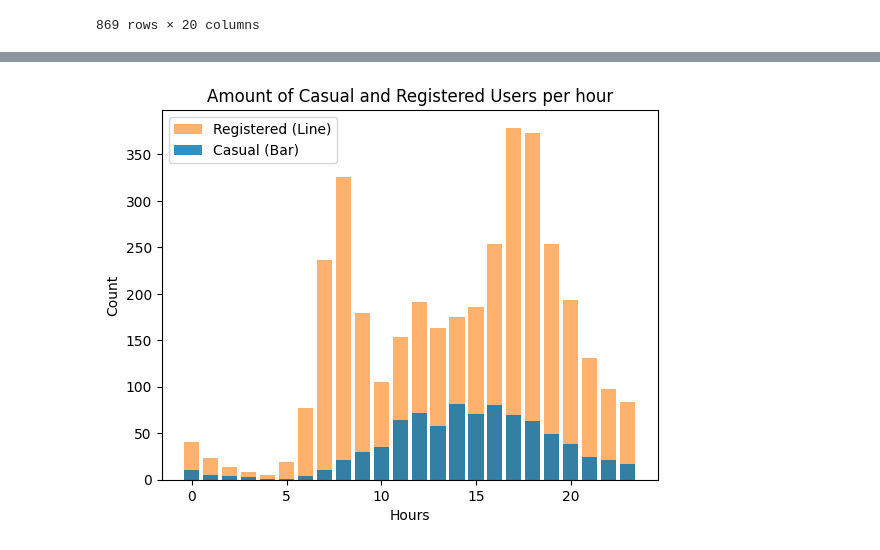
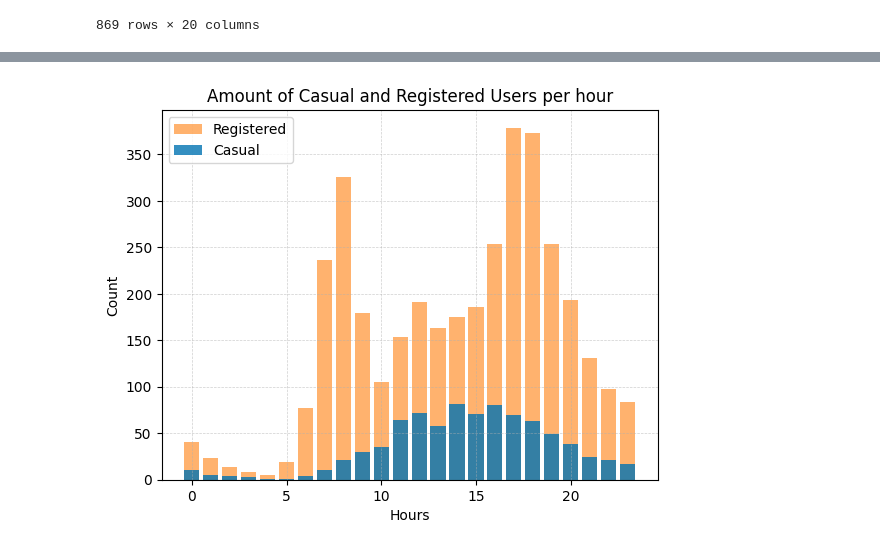
Before and after one commit to JR2909/W4DSKI201-Projekt, a Jupyter notebook: code/data-exploration.ipynb, the cells around one changed output, grey strips where cells are left out. Cells and saved outputs as stored; diff of their text form; code cells hidden in the pictures.

```diff
--- a/code/data-exploration.ipynb
+++ b/code/data-exploration.ipynb
@@ -147,8 +170,14 @@ Text(0.5, 1.0, 'Count at Weather')
 # %%
 workingday_map = {0: 'Wochenende/Feiertag', 1: 'Werktag'}
-df_sample = df.sample(frac=0.05, random_state=42)
-df_sample['Tagesart'] = df_sample['workingday'].map(workingday_map)
-sns.barplot(data=df_sample, x='Tagesart', y='cnt', errorbar=None,)
+df_sample = df.sample(frac=0.05,
+                      random_state=42
+                      )
+df_sample['daykind'] = df_sample['workingday'].map(workingday_map)
+sns.barplot(data=df_sample,
+            x='daykind',
+            y='cnt',
+            errorbar=None,
+            )
 plt.title("Count per Daykind")
 # %% [output]
 Text(0.5, 1.0, 'Count per Daykind')
@@ -228,11 +272,25 @@ sns.lineplot(
 # %%
 data_to_plot = df_sample.groupby('hr')[['casual', 'registered']].mean()
-plt.bar(data_to_plot.index, data_to_plot['registered'], color='#ff7f0e', label='Registered', alpha=0.6)
-plt.bar(data_to_plot.index, data_to_plot['casual'], label='Casual', alpha=0.8)
+plt.bar(
+    data_to_plot.index,
+    data_to_plot['registered'],
+    color='#ff7f0e',
+    label='Registered',
+    alpha=0.6
+)
+plt.bar(data_to_plot.index,
+        data_to_plot['casual'],
+        label='Casual',
+        alpha=0.8
+        )
 plt.xlabel("Hours")
 plt.ylabel("Count")
+plt.grid(True,
+         linestyle='--',
+         alpha=0.6
+         )
 plt.title("Amount of Casual and Registered Users per hour")
 plt.legend()
 plt.show()
 # %% [output]
-[figure, old version]
+[figure, new version]
```
Also changed, not shown: parts of 13 cells of this notebook.
